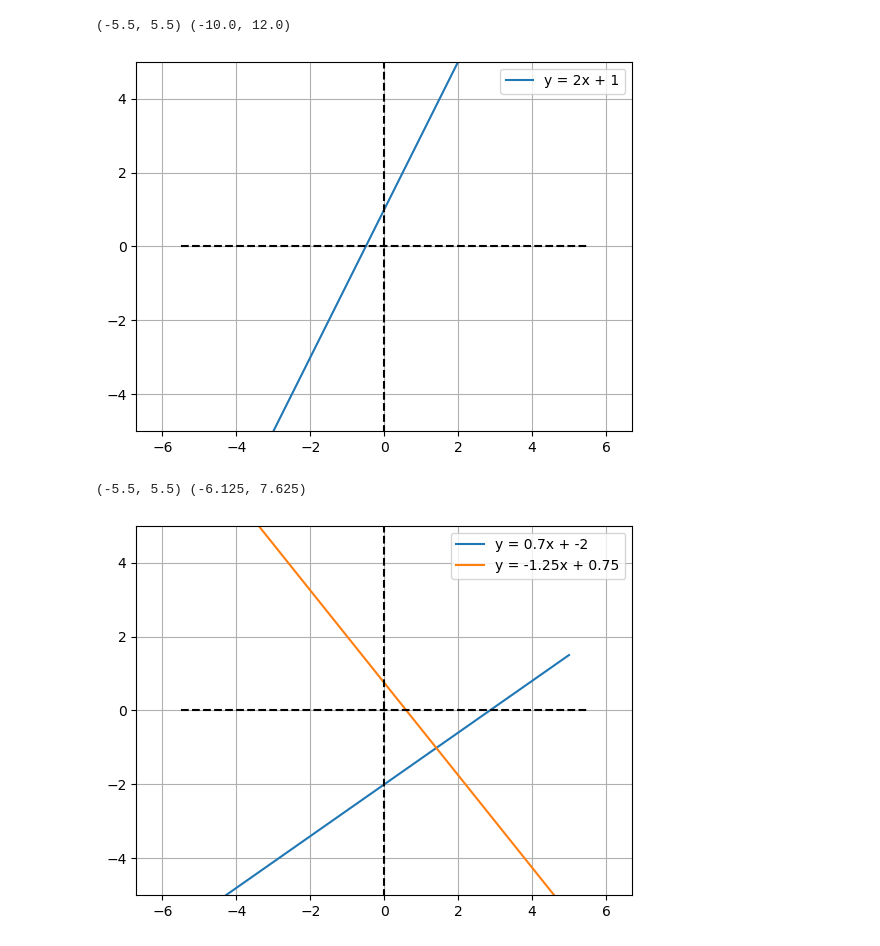
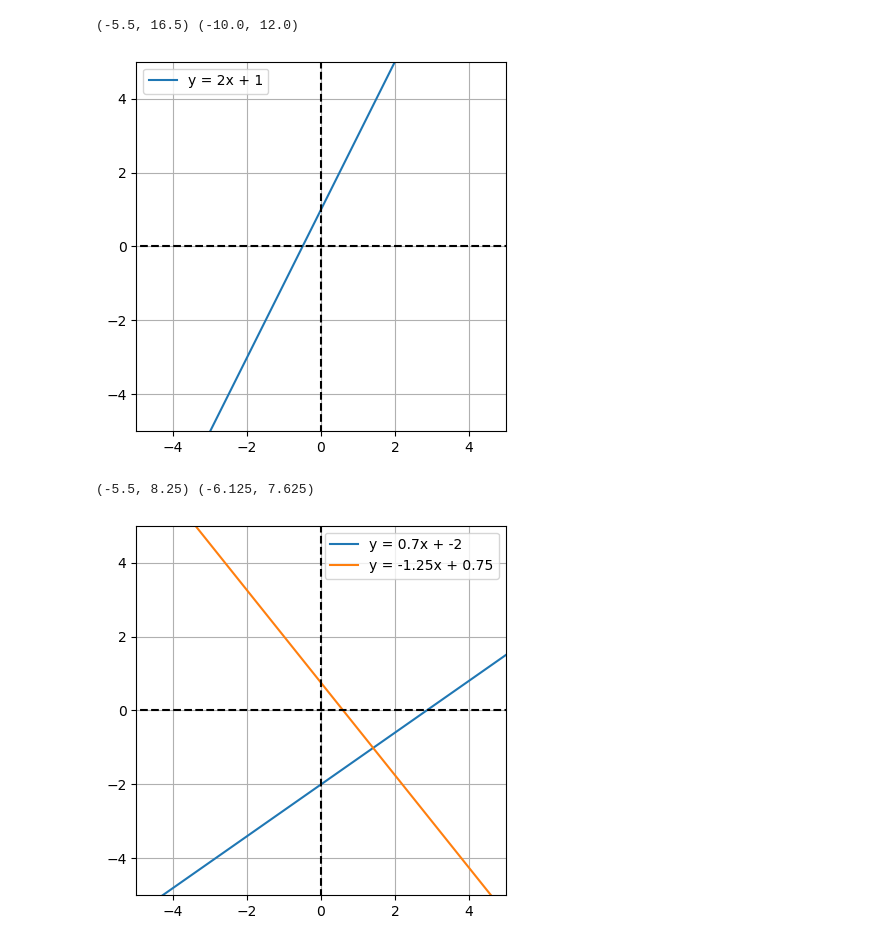
Before and after one commit to mickeykim70/MasterMathByCodingInPython, a Jupyter notebook: Study/52_graphic_lines.ipynb, the cells around one changed output. Cells and saved outputs as stored; diff of their text form; code cells hidden in the pictures.

Commit message:
square -> equal

```diff
--- a/Study/52_graphic_lines.ipynb
+++ b/Study/52_graphic_lines.ipynb
@@ -6,28 +6,28 @@ import matplotlib.pyplot as plt
 # %%
 # y = mx + b
 
 x = [-5, 5]
 m = 2
 b = 1
 
 y = [m * xi + b for xi in x]
 
 plt.plot(x, y, label=f'y = {m}x + {b}')
 
-plt.axis('equal')
+plt.axis('square')
 
 axis = plt.gca()
 print(axis.get_xlim(), axis.get_ylim())
 plt.plot(axis.get_xlim(),[0,0], 'k--')
 plt.plot([0,0], axis.get_ylim(), 'k--')
 plt.xlim(x)
 plt.ylim(x)
 plt.grid()
 plt.legend()
 plt.show()
 # %% [output]
-(-5.5, 5.5) (-10.0, 12.0)
+(-5.5, 16.5) (-10.0, 12.0)
-[figure, old version]
+[figure, new version]
 # %%
 # y = 0.7x -2
 # y = -1.25x + 0.75
@@ -42,7 +42,7 @@ for i in range(0, len(m)):
     # print(y)
     plt.plot(x, y, label=f'y = {m[i]}x + {b[i]}')
 
-plt.axis('equal')
+plt.axis('square')
 
 axis = plt.gca()
 print(axis.get_xlim(), axis.get_ylim())
@@ -54,5 +54,5 @@ plt.grid()
 plt.legend()
 plt.show()
 # %% [output]
-(-5.5, 5.5) (-6.125, 7.625)
+(-5.5, 8.25) (-6.125, 7.625)
-[figure, old version]
+[figure, new version]
```
